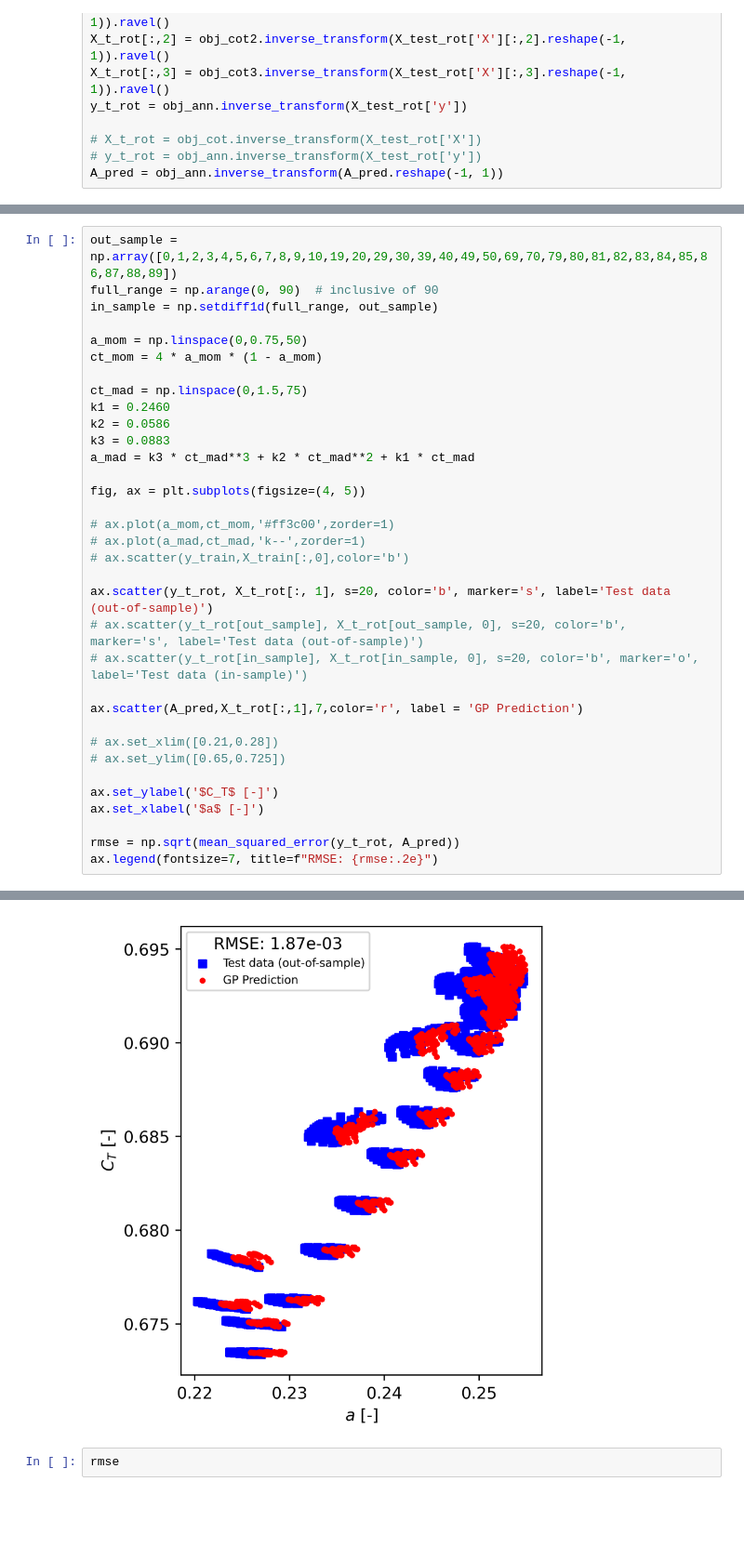
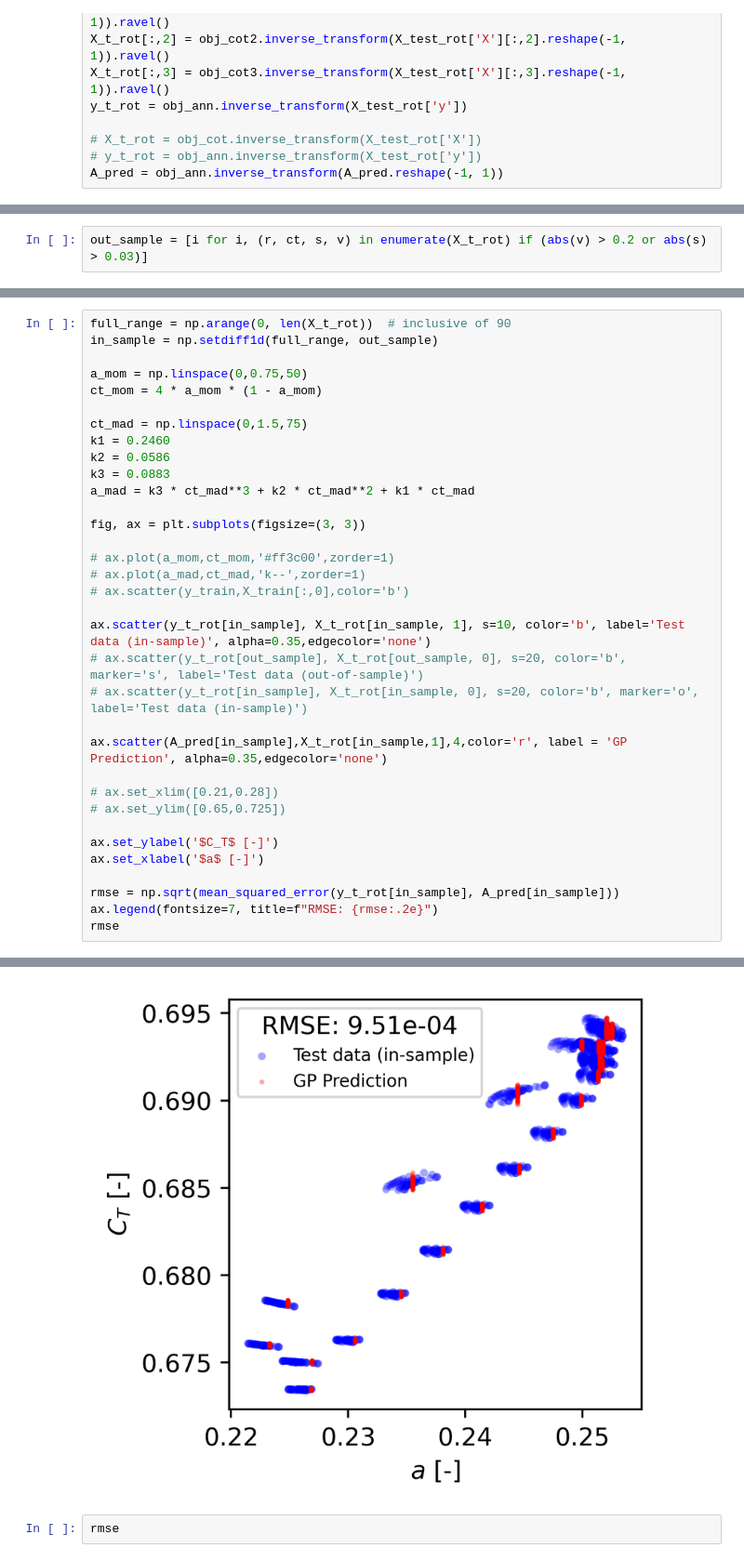
Before and after one commit to StormMata/induction_modeling, a Jupyter notebook: gaussian_process/10MW/GP_annulus.ipynb, the cells around one changed output, grey strips where cells are left out. Shown at 93% size. Saved outputs shown, nothing was run; the diff lists cells and outputs as text; blank space fills up the shorter version.

```diff
--- a/gaussian_process/10MW/GP_annulus.ipynb
+++ b/gaussian_process/10MW/GP_annulus.ipynb
@@ -141,3 +144,5 @@ ax.legend()
 # %% [output]
 <matplotlib.legend.Legend at 0x...>
 [figure]
+# %%
+out_sample = [i for i, (r, ct, s, v) in enumerate(X_t_rot) if (abs(v) > 0.2 or abs(s) > 0.03)]
@@ -144,6 +317,5 @@ ax.legend()
 # %%
-out_sample = np.array([0,1,2,3,4,5,6,7,8,9,10,19,20,29,30,39,40,49,50,69,70,79,80,81,82,83,84,85,86,87,88,89])
-full_range = np.arange(0, 90)  # inclusive of 90
+full_range = np.arange(0, len(X_t_rot))  # inclusive of 90
 in_sample = np.setdiff1d(full_range, out_sample)
 
 a_mom = np.linspace(0,0.75,50)
@@ -155,17 +327,17 @@ k2 = 0.0586
 k3 = 0.0883
 a_mad = k3 * ct_mad**3 + k2 * ct_mad**2 + k1 * ct_mad
 
-fig, ax = plt.subplots(figsize=(4, 5))
+fig, ax = plt.subplots(figsize=(3, 3))
 
 # ax.plot(a_mom,ct_mom,'#ff3c00',zorder=1)
 # ax.plot(a_mad,ct_mad,'k--',zorder=1)
 # ax.scatter(y_train,X_train[:,0],color='b')
 
-ax.scatter(y_t_rot, X_t_rot[:, 1], s=20, color='b', marker='s', label='Test data (out-of-sample)')
+ax.scatter(y_t_rot[in_sample], X_t_rot[in_sample, 1], s=10, color='b', label='Test data (in-sample)', alpha=0.35,edgecolor='none')
 # ax.scatter(y_t_rot[out_sample], X_t_rot[out_sample, 0], s=20, color='b', marker='s', label='Test data (out-of-sample)')
 # ax.scatter(y_t_rot[in_sample], X_t_rot[in_sample, 0], s=20, color='b', marker='o', label='Test data (in-sample)')
 
-ax.scatter(A_pred,X_t_rot[:,1],7,color='r', label = 'GP Prediction')
+ax.scatter(A_pred[in_sample],X_t_rot[in_sample,1],4,color='r', label = 'GP Prediction', alpha=0.35,edgecolor='none')
 
 # ax.set_xlim([0.21,0.28])
 # ax.set_ylim([0.65,0.725])
@@ -173,6 +345,7 @@ ax.scatter(A_pred,X_t_rot[:,1],7,color='r', label = 'GP Prediction')
 ax.set_ylabel('$C_T$ [-]')
 ax.set_xlabel('$a$ [-]')
 
-rmse = np.sqrt(mean_squared_error(y_t_rot, A_pred))
+rmse = np.sqrt(mean_squared_error(y_t_rot[in_sample], A_pred[in_sample]))
 ax.legend(fontsize=7, title=f"RMSE: {rmse:.2e}")
+rmse
 # %% [output]
@@ -180,4 +353,4 @@ ax.legend(fontsize=7, title=f"RMSE: {rmse:.2e}")
-[figure, old version]
+[figure, new version]
 # %%
 rmse
 # %% [output]
```
Also changed, not shown: parts of 18 cells of this notebook, 18 other files.
